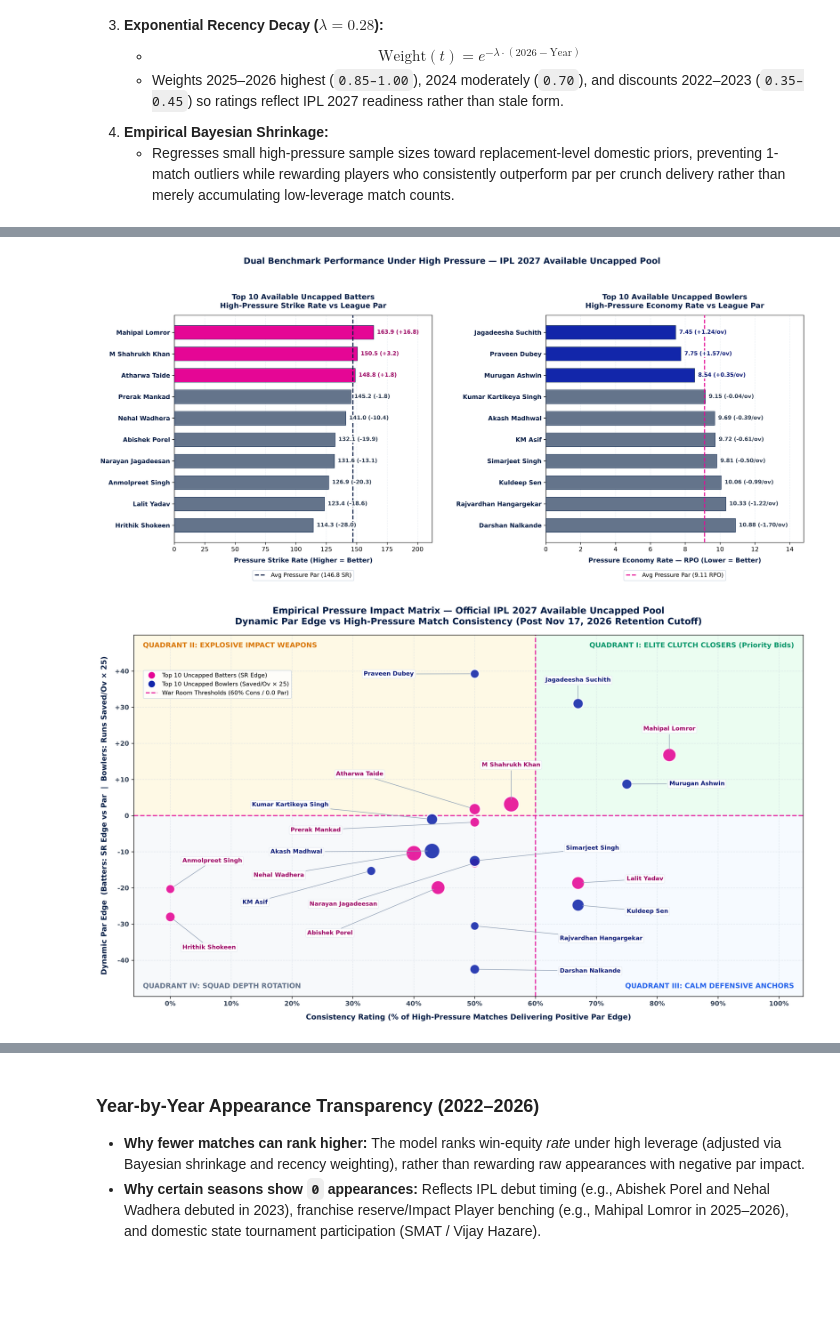
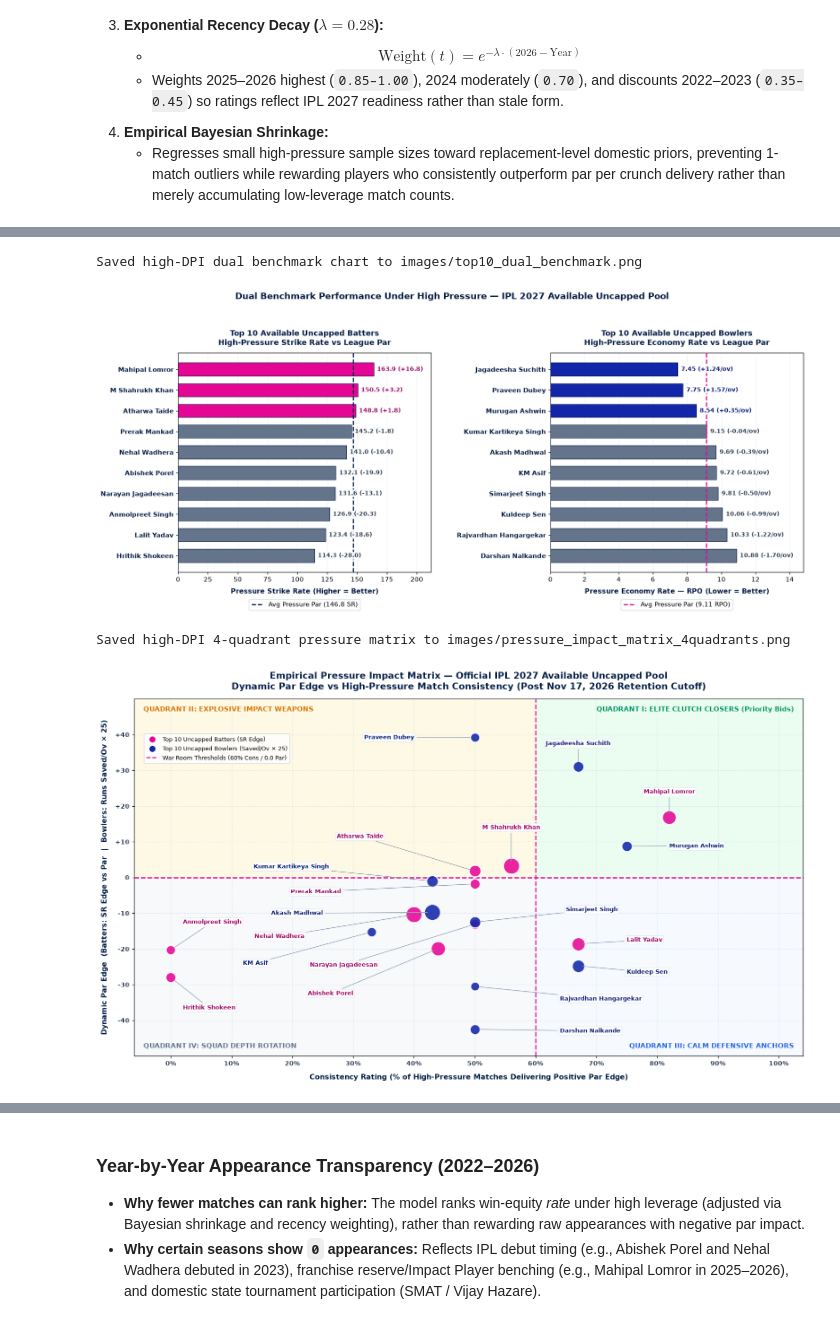
Before and after one commit to umeshraj2007/SupeRR_S2, a Jupyter notebook: SupeRR_Selector_Season2_Analysis.ipynb, the cells around one changed output, grey strips where cells are left out. Cells and saved outputs as stored; diff of their text form; code cells hidden in the pictures; blank space fills up the shorter version.

Commit message:
chore(notebook): execute all cells with inline plt.show() outputs and compact display DPI

```diff
--- a/SupeRR_Selector_Season2_Analysis.ipynb
+++ b/SupeRR_Selector_Season2_Analysis.ipynb
@@ -24,11 +24,13 @@ import matplotlib.pyplot as plt
 from matplotlib.lines import Line2D
 from IPython.display import Image, display
 
+%matplotlib inline
 DATA_DIR = './data'
 IMG_DIR  = './images'
 os.makedirs(IMG_DIR, exist_ok=True)
 
 plt.rcParams['font.family'] = 'DejaVu Sans'
+plt.rcParams['figure.dpi'] = 110
 print('Environment configured successfully.')
 # %% [output]
 Environment configured successfully.
@@ -115,7 +117,7 @@ for w in bowlers:
 # %%
 # Cell 4: Reusable Function — Dual Benchmark Bar Chart (All-Positive Raw Pressure SR & Economy)
 def plot_dual_benchmark(players, out_path='images/top10_dual_benchmark.png'):
-    fig, (ax1, ax2) = plt.subplots(1, 2, figsize=(16.5, 8.2), dpi=300)
+    fig, (ax1, ax2) = plt.subplots(1, 2, figsize=(15.5, 7.6))
     fig.patch.set_facecolor('#FFFFFF')
 
     # Left: Batters sorted by Raw Pressure Strike Rate (Highest = Best)
@@ -138,43 +140,43 @@ def plot_dual_benchmark(players, out_path='images/top10_dual_benchmark.png'):
         ax1.text(sr + 2.8, i, f'{sr:.1f} ({ed:+.1f})', va='center', ha='left', fontsize=9, fontweight='bold',
                  color='#9D0466' if ed >= 0 else '#334155', zorder=6,
                  bbox=dict(facecolor='#FFFFFF', edgecolor='none', pad=1.2, alpha=0.90))
 
     # Right: Bowlers sorted by Raw Pressure Economy Rate (Lowest = Best)
     bowls = sorted([p for p in players if p['primary_mode'] == 'bowl'], key=lambda x: x['bowl']['p_econ'])
     w_names = [p['name'] for p in bowls]
     w_econ  = [p['bowl']['p_econ'] for p in bowls]
     w_save  = [p['bowl']['save_per_ov'] for p in bowls]
     w_par   = float(np.mean([p['bowl']['p_exp_econ'] for p in bowls]))
 
     y2 = np.arange(len(w_names))
     ax2.barh(y2, w_econ, color=['#1226AA' if s >= 0 else '#64748B' for s in w_save], height=0.64, edgecolor='#021D45', lw=0.7, zorder=3)
     ax2.axvline(w_par, color='#E50695', ls='--', lw=1.8, zorder=4, label=f'Avg Pressure Par ({w_par:.2f} RPO)')
     ax2.set_yticks(y2); ax2.set_yticklabels(w_names, fontsize=10, fontweight='bold', color='#021D45')
     ax2.invert_yaxis(); ax2.set_xlim(0, 14.8)
     ax2.set_xlabel('Pressure Economy Rate — RPO (Lower = Better)', fontsize=10.5, fontweight='bold', color='#021D45', labelpad=8)
     ax2.set_title('Top 10 Available Uncapped Bowlers\nHigh-Pressure Economy Rate vs League Par', fontsize=12, fontweight='bold', color='#021D45', pad=12)
     ax2.grid(True, axis='x', ls='--', alpha=0.4, color='#CBD5E1', zorder=0)
     ax2.legend(loc='upper center', bbox_to_anchor=(0.5, -0.11), frameon=True, facecolor='#FFFFFF', edgecolor='#CBD5E1', fontsize=9.5)
     for i, (ec, sv) in enumerate(zip(w_econ, w_save)):
         ax2.text(ec + 0.20, i, f'{ec:.2f} ({sv:+.2f}/ov)', va='center', ha='left', fontsize=9, fontweight='bold',
                  color='#0B1D78' if sv >= 0 else '#334155', zorder=6,
                  bbox=dict(facecolor='#FFFFFF', edgecolor='none', pad=1.2, alpha=0.90))
 
     fig.suptitle('Dual Benchmark Performance Under High Pressure — IPL 2027 Available Uncapped Pool',
-                 fontsize=14, fontweight='bold', color='#021D45', y=0.98)
+                 fontsize=13.5, fontweight='bold', color='#021D45', y=0.98)
     plt.tight_layout(rect=[0, 0.04, 1, 0.94], w_pad=4.0)
     plt.savefig(out_path, dpi=300, bbox_inches='tight', facecolor='#FFFFFF')
-    plt.close(fig)
-    return out_path
+    print(f'Saved high-DPI dual benchmark chart to {out_path}')
+    plt.show()
 
-dual_path = plot_dual_benchmark(targets)
-display(Image(filename=dual_path))
+plot_dual_benchmark(targets)
 # %% [output]
+Saved high-DPI dual benchmark chart to images/top10_dual_benchmark.png
-[figure, old version]
+[figure, new version]
 # %%
 # Cell 5: Reusable Function — 4-Quadrant Pressure Impact Matrix (Zero Clipping, Zero Label Overlap)
 def plot_pressure_matrix(players, out_path='images/pressure_impact_matrix_4quadrants.png'):
-    fig, ax = plt.subplots(figsize=(15, 9), dpi=300)
+    fig, ax = plt.subplots(figsize=(14.5, 8.6))
     fig.patch.set_facecolor('#FFFFFF')
     ax.set_facecolor('#FFFFFF')
 
@@ -186,15 +188,15 @@ def plot_pressure_matrix(players, out_path='images/pressure_impact_matrix_4quadr
     ax.fill_between([mid_x, x_max], y_min, mid_y, color='#EFF6FF', alpha=0.55, zorder=0)
     ax.fill_between([x_min, mid_x], y_min, mid_y, color='#F1F5F9', alpha=0.55, zorder=0)
 
-    ax.text(x_max - 1.5, y_max - 2.0, 'QUADRANT I: ELITE CLUTCH CLOSERS (Priority Bids)', ha='right', va='top', fontsize=10.5, fontweight='bold', color='#059669', zorder=3)
-    ax.text(x_min + 1.5, y_max - 2.0, 'QUADRANT II: EXPLOSIVE IMPACT WEAPONS', ha='left', va='top', fontsize=10.5, fontweight='bold', color='#D97706', zorder=3)
-    ax.text(x_max - 1.5, y_min + 1.8, 'QUADRANT III: CALM DEFENSIVE ANCHORS', ha='right', va='bottom', fontsize=10.5, fontweight='bold', color='#2563EB', zorder=3)
-    ax.text(x_min + 1.5, y_min + 1.8, 'QUADRANT IV: SQUAD DEPTH ROTATION', ha='left', va='bottom', fontsize=10.5, fontweight='bold', color='#64748B', zorder=3)
+    ax.text(x_max - 1.5, y_max - 2.0, 'QUADRANT I: ELITE CLUTCH CLOSERS (Priority Bids)', ha='right', va='top', fontsize=10, fontweight='bold', color='#059669', zorder=3)
+    ax.text(x_min + 1.5, y_max - 2.0, 'QUADRANT II: EXPLOSIVE IMPACT WEAPONS', ha='left', va='top', fontsize=10, fontweight='bold', color='#D97706', zorder=3)
+    ax.text(x_max - 1.5, y_min + 1.8, 'QUADRANT III: CALM DEFENSIVE ANCHORS', ha='right', va='bottom', fontsize=10, fontweight='bold', color='#2563EB', zorder=3)
+    ax.text(x_min + 1.5, y_min + 1.8, 'QUADRANT IV: SQUAD DEPTH ROTATION', ha='left', va='bottom', fontsize=10, fontweight='bold', color='#64748B', zorder=3)
 
     ax.set_xticks(np.arange(0, 101, 10))
-    ax.set_xticklabels([f'{x}%' for x in range(0, 101, 10)], fontsize=9.5, color='#334155', fontweight='bold')
+    ax.set_xticklabels([f'{x}%' for x in range(0, 101, 10)], fontsize=9, color='#334155', fontweight='bold')
     ax.set_yticks(np.arange(-40, 41, 10))
-    ax.set_yticklabels([f'{y:+d}' if y != 0 else '0' for y in range(-40, 41, 10)], fontsize=9.5, color='#334155', fontweight='bold')
+    ax.set_yticklabels([f'{y:+d}' if y != 0 else '0' for y in range(-40, 41, 10)], fontsize=9, color='#334155', fontweight='bold')
     ax.grid(True, ls='--', alpha=0.45, color='#CBD5E1', zorder=1)
     ax.axvline(mid_x, color='#E50695', ls='--', lw=1.8, alpha=0.85, zorder=2)
     ax.axhline(mid_y, color='#E50695', ls='--', lw=1.8, alpha=0.85, zorder=2)
@@ -220,30 +222,30 @@ def plot_pressure_matrix(players, out_path='images/pressure_impact_matrix_4quadr
         size = np.clip(st.get('p_balls', 50) * 1.9 + 140, 150, 560)
         ax.scatter(x, y, s=size, color='#E50695' if is_bat else '#1226AA', alpha=0.88, edgecolors='#FFFFFF', lw=1.8, zorder=5)
         lx, ly, ha = label_coords[p['name']]
-        ax.annotate(p['name'], xy=(x, y), xytext=(lx, ly), ha=ha, va='center', fontsize=8.8, fontweight='bold',
+        ax.annotate(p['name'], xy=(x, y), xytext=(lx, ly), ha=ha, va='center', fontsize=8.5, fontweight='bold',
                     color='#9D0466' if is_bat else '#0B1D78', zorder=7,
                     bbox=dict(boxstyle='round,pad=0.22', facecolor='#FFFFFF', edgecolor='#E2E8F0', lw=0.7, alpha=0.95),
                     arrowprops=dict(arrowstyle='-', color='#94A3B8', lw=0.9, shrinkA=2, shrinkB=7))
 
     ax.set_xlim(x_min, x_max); ax.set_ylim(y_min, y_max)
-    ax.set_xlabel('Consistency Rating (% of High-Pressure Matches Delivering Positive Par Edge)', fontsize=11, fontweight='bold', color='#021D45', labelpad=10)
-    ax.set_ylabel('Dynamic Par Edge  (Batters: SR Edge vs Par  |  Bowlers: Runs Saved/Ov × 25)', fontsize=11, fontweight='bold', color='#021D45', labelpad=10)
+    ax.set_xlabel('Consistency Rating (% of High-Pressure Matches Delivering Positive Par Edge)', fontsize=10.5, fontweight='bold', color='#021D45', labelpad=10)
+    ax.set_ylabel('Dynamic Par Edge  (Batters: SR Edge vs Par  |  Bowlers: Runs Saved/Ov × 25)', fontsize=10.5, fontweight='bold', color='#021D45', labelpad=10)
     legend_items = [
-        Line2D([0], [0], marker='o', color='w', markerfacecolor='#E50695', ms=11, label='Top 10 Uncapped Batters (SR Edge)'),
-        Line2D([0], [0], marker='o', color='w', markerfacecolor='#1226AA', ms=11, label='Top 10 Uncapped Bowlers (Saved/Ov × 25)'),
+        Line2D([0], [0], marker='o', color='w', markerfacecolor='#E50695', ms=10, label='Top 10 Uncapped Batters (SR Edge)'),
+        Line2D([0], [0], marker='o', color='w', markerfacecolor='#1226AA', ms=10, label='Top 10 Uncapped Bowlers (Saved/Ov × 25)'),
         Line2D([0], [0], color='#E50695', ls='--', lw=1.6, label='War Room Thresholds (60% Cons / 0.0 Par)')
     ]
-    ax.legend(handles=legend_items, loc='upper left', bbox_to_anchor=(0.01, 0.91), frameon=True, facecolor='#FFFFFF', edgecolor='#CBD5E1', fontsize=8.8)
-    ax.set_title('Empirical Pressure Impact Matrix — Official IPL 2027 Available Uncapped Pool\nDynamic Par Edge vs High-Pressure Match Consistency (Post Nov 17, 2026 Retention Cutoff)', fontsize=13.5, fontweight='bold', color='#021D45', pad=16)
+    ax.legend(handles=legend_items, loc='upper left', bbox_to_anchor=(0.01, 0.91), frameon=True, facecolor='#FFFFFF', edgecolor='#CBD5E1', fontsize=8.5)
+    ax.set_title('Empirical Pressure Impact Matrix — Official IPL 2027 Available Uncapped Pool\nDynamic Par Edge vs High-Pressure Match Consistency (Post Nov 17, 2026 Retention Cutoff)', fontsize=13, fontweight='bold', color='#021D45', pad=14)
     plt.tight_layout()
     plt.savefig(out_path, dpi=300, bbox_inches='tight', facecolor='#FFFFFF')
-    plt.close(fig)
-    return out_path
+    print(f'Saved high-DPI 4-quadrant pressure matrix to {out_path}')
+    plt.show()
 
-matrix_path = plot_pressure_matrix(targets)
-display(Image(filename=matrix_path))
+plot_pressure_matrix(targets)
 # %% [output]
+Saved high-DPI 4-quadrant pressure matrix to images/pressure_impact_matrix_4quadrants.png
-[figure, old version]
+[figure, new version]
 # %%
 # Cell 6: Verify & Preview Authentic Dark Cosmic PDF Player Cards (Used in Report & Live Dashboard)
 missing_cards = [p['file_name'] for p in targets if not os.path.exists(os.path.join(IMG_DIR, p['file_name']))]
```
Also changed, not shown: parts of 3 cells of this notebook, 2 other files.
